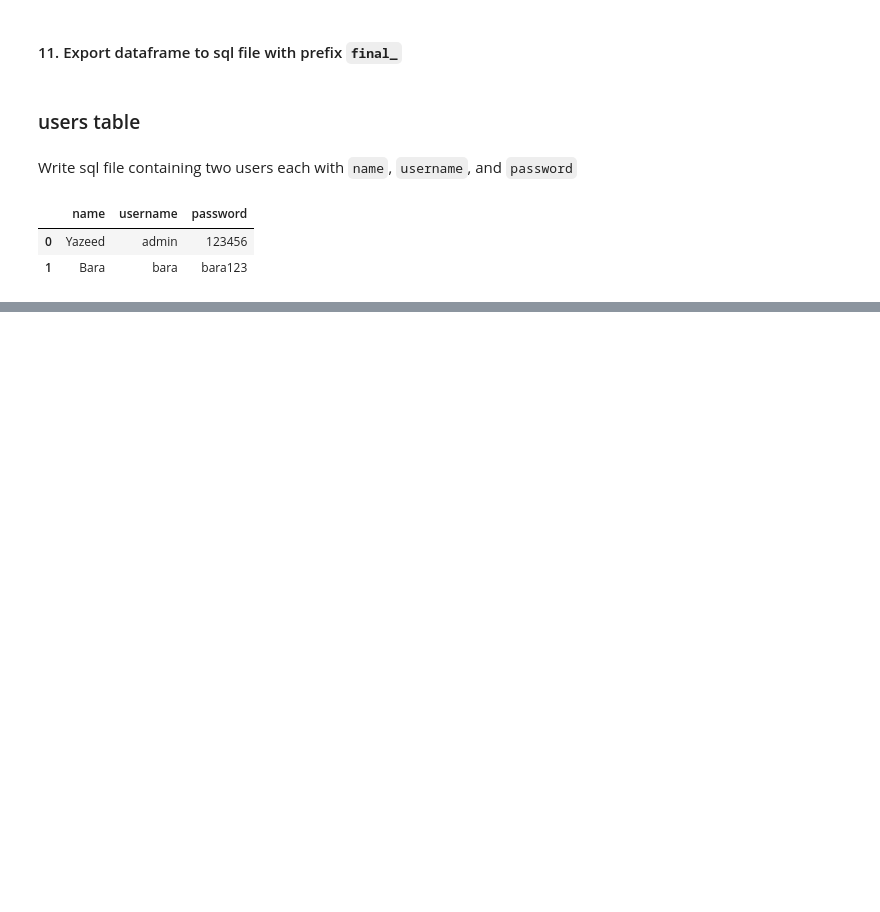
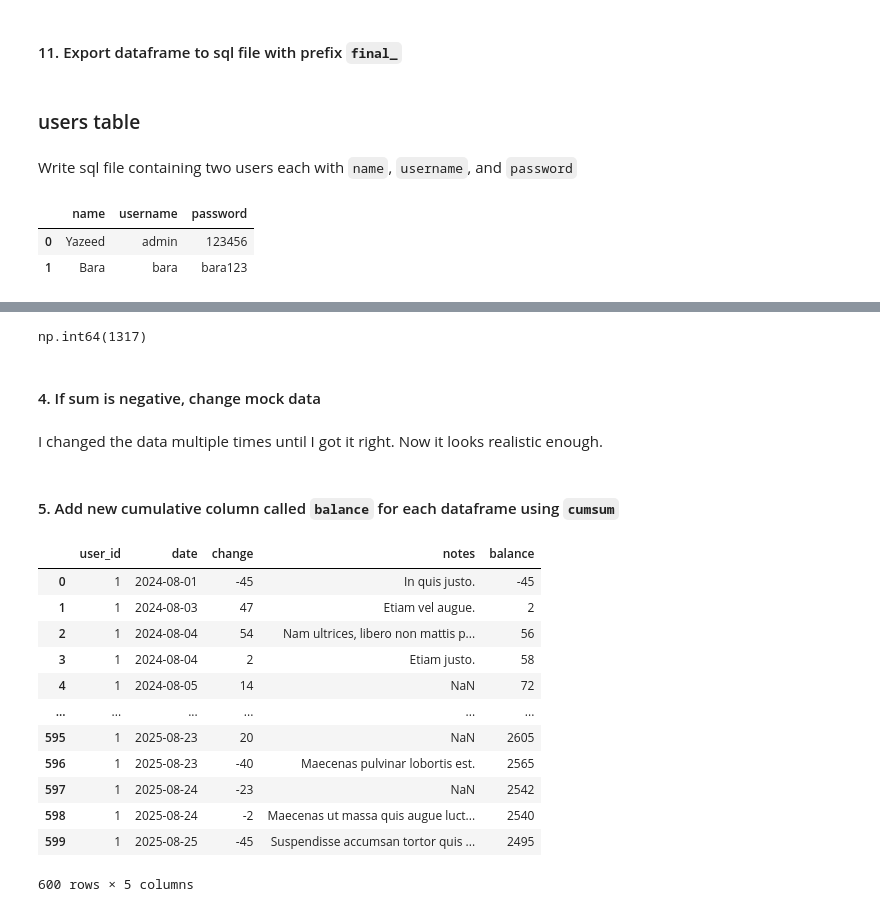
Before and after one commit to yazeedmomani/uni-project_personal-budget, a Jupyter notebook: data-preparation/data-preparation-script.ipynb, the cells around one changed output, grey strips where cells are left out. Saved outputs shown, nothing was run; the diff lists cells and outputs as text; code cells hidden in the pictures; blank space fills up the shorter version.

```diff
--- a/data-preparation/data-preparation-script.ipynb
+++ b/data-preparation/data-preparation-script.ipynb
@@ -570,0 +607,3 @@ with open("final_users.sql", "w", encoding="UTF-8") as file:
+# %%
+investments_log_1 = pd.read_csv("raw_investments_log_01.csv")
+investments_log_2 = pd.read_csv("raw_investments_log_02.csv")
@@ -570,0 +644,4 @@ with open("final_users.sql", "w", encoding="UTF-8") as file:
+# %%
+investments_log_1 = investments_log_1.sort_values("date")
+# %%
+investments_log_1 = investments_log_1.reset_index(drop=True)
@@ -570,0 +690,28 @@ with open("final_users.sql", "w", encoding="UTF-8") as file:
+# %%
+investments_log_2["change"].sum()
+# %% [output]
+np.int64(1317)
+# %% [markdown]
+#### 4. If sum is negative, change mock data
+# %% [markdown]
+I changed the data multiple times until I got it right. Now it looks realistic enough.
+# %% [markdown]
+#### 5. Add new cumulative column called `balance` for each dataframe using `cumsum`
+# %%
+investments_log_1["balance"] = investments_log_1["change"].cumsum()
+# %%
+investments_log_1
+# %% [output]
+|  | user_id | date | change | notes | balance |
+| 0 | 1 | 2024-08-01 | -45 | In quis justo. | -45 |
+| 1 | 1 | 2024-08-03 | 47 | Etiam vel augue. | 2 |
+| 2 | 1 | 2024-08-04 | 54 | Nam ultrices, libero non mattis p... | 56 |
+| 3 | 1 | 2024-08-04 | 2 | Etiam justo. | 58 |
+| 4 | 1 | 2024-08-05 | 14 | NaN | 72 |
+| ... | ... | ... | ... | ... | ... |
+| 595 | 1 | 2025-08-23 | 20 | NaN | 2605 |
+| 596 | 1 | 2025-08-23 | -40 | Maecenas pulvinar lobortis est. | 2565 |
+| 597 | 1 | 2025-08-24 | -23 | NaN | 2542 |
+| 598 | 1 | 2025-08-24 | -2 | Maecenas ut massa quis augue luct... | 2540 |
+| 599 | 1 | 2025-08-25 | -45 | Suspendisse accumsan tortor quis ... | 2495 |
+600 rows × 5 columns
```
Also changed, not shown: parts of 105 cells of this notebook, 8 other files.
